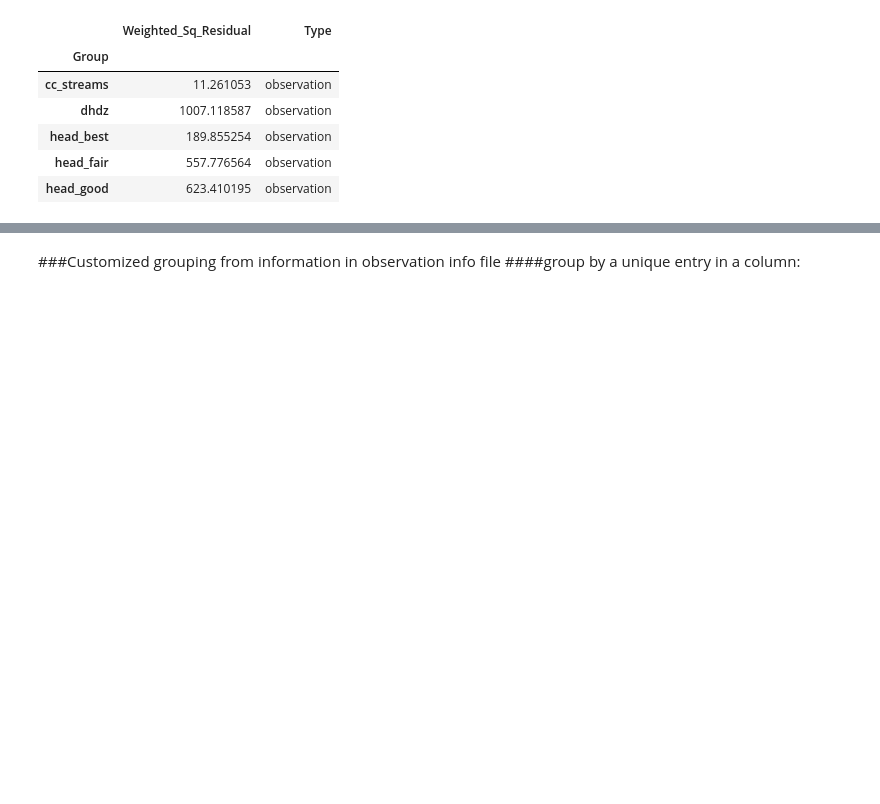
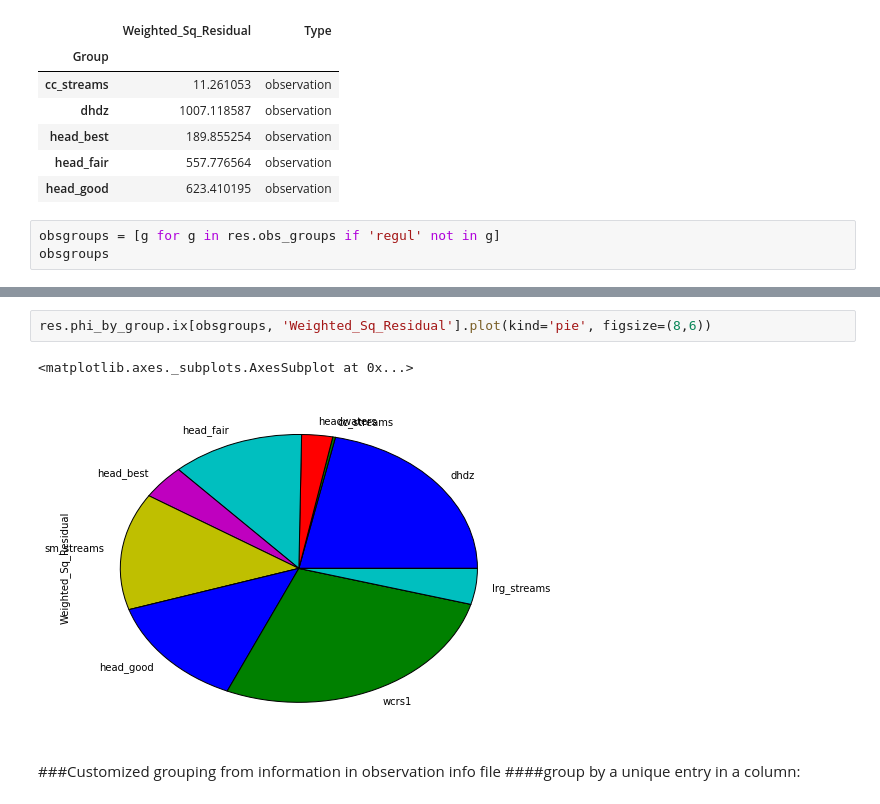
Before and after one commit to PESTools/pestools, a Jupyter notebook: examples/Res.ipynb, the cells around one changed output, grey strips where cells are left out. Cells and saved outputs as stored; diff of their text form; blank space fills up the shorter version.

```diff
--- a/examples/Res.ipynb
+++ b/examples/Res.ipynb
@@ -50,3 +50,6 @@ res.phi_by_group.head()
 | head_best | 189.855254 | observation |
 | head_fair | 557.776564 | observation |
 | head_good | 623.410195 | observation |
+# %%
+obsgroups = [g for g in res.obs_groups if 'regul' not in g]
+obsgroups
@@ -53,3 +69,8 @@ res.phi_by_group.head()
+# %%
+res.phi_by_group.ix[obsgroups, 'Weighted_Sq_Residual'].plot(kind='pie', figsize=(8,6))
+# %% [output]
+<matplotlib.axes._subplots.AxesSubplot at 0x...>
+[figure, added]
 # %% [markdown]
 ###Customized grouping from information in observation info file
 ####group by a unique entry in a column:
```
Also changed, not shown: parts of 5 cells of this notebook, 2 other files.
